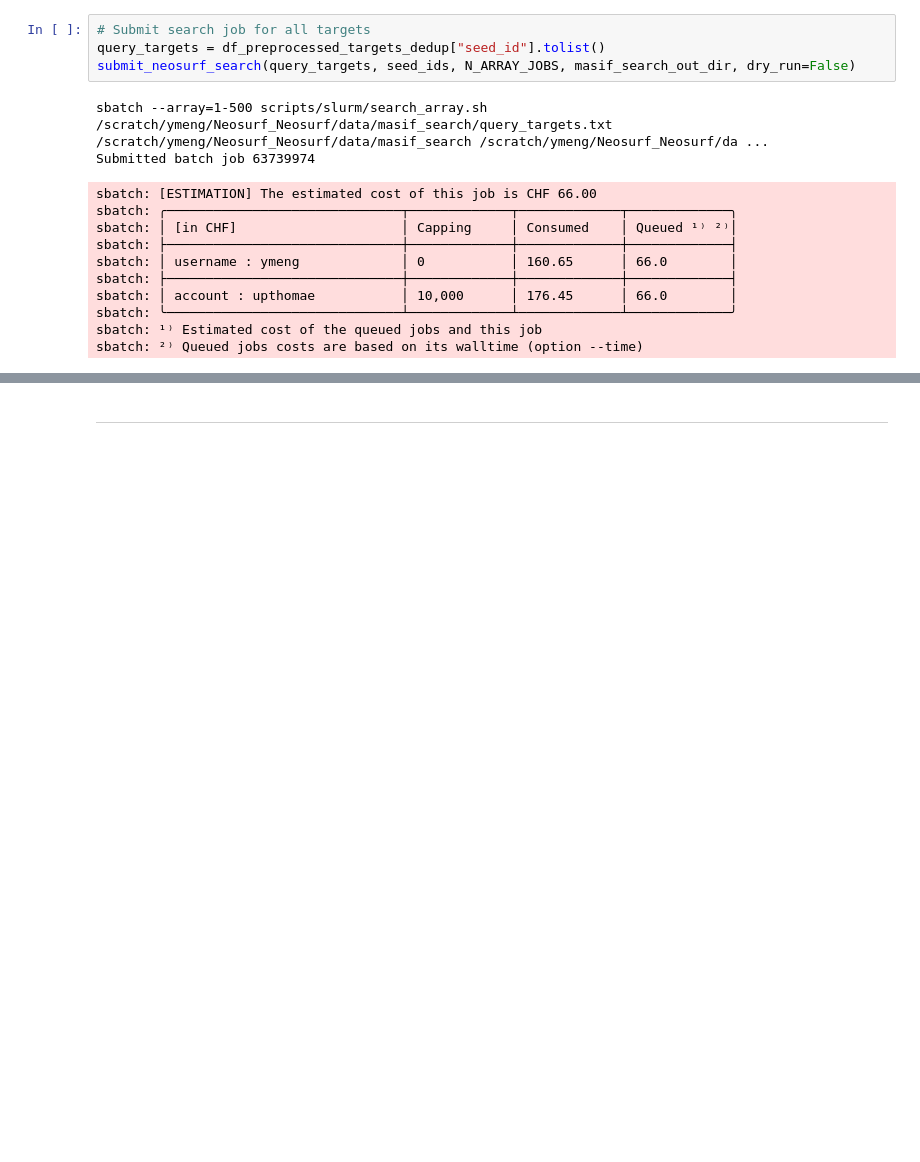
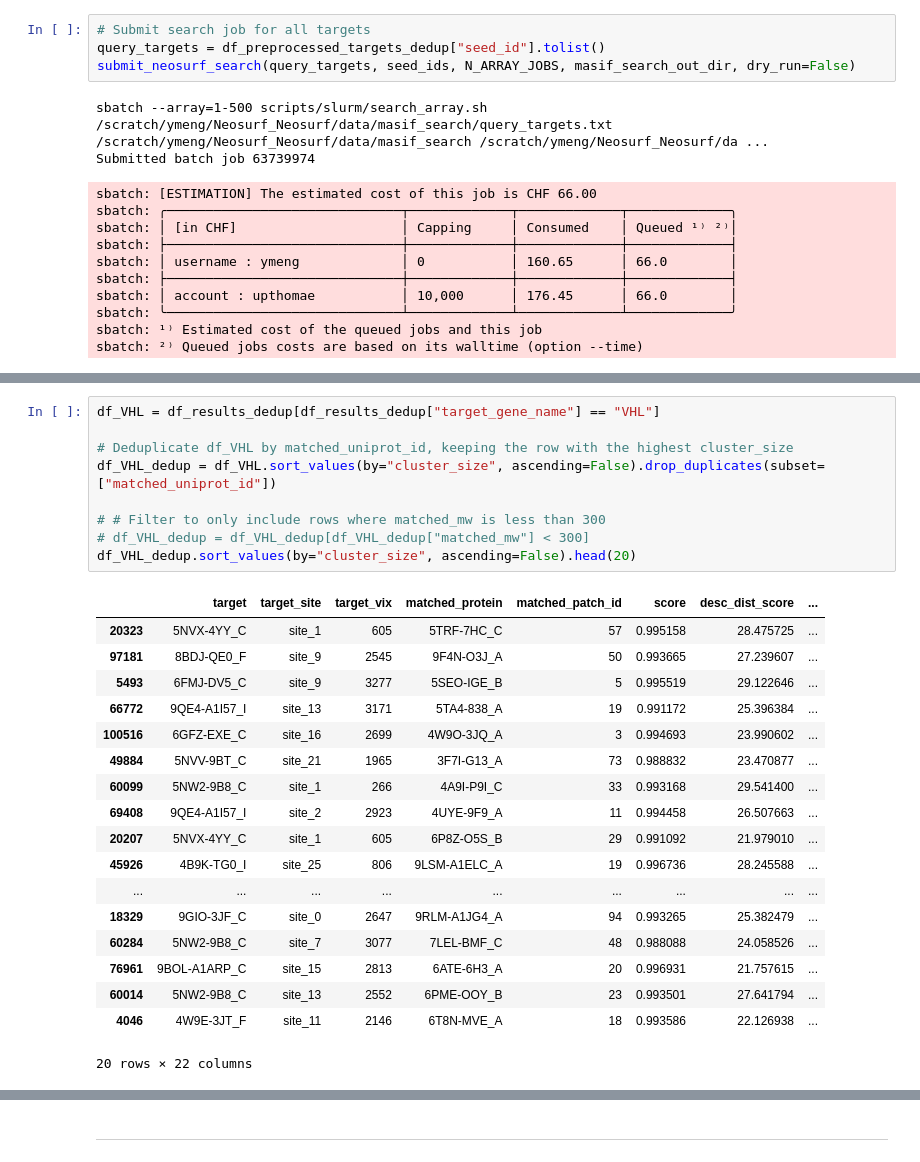
Before and after one commit to meng-yx/masif-neosurf-af2, a Jupyter notebook: notebooks/neosurf_neosurf.ipynb, the cells around one changed output, grey strips where cells are left out. Cells and saved outputs as stored; diff of their text form; blank space fills up the shorter version.

```diff
--- a/notebooks/neosurf_neosurf.ipynb
+++ b/notebooks/neosurf_neosurf.ipynb
@@ -400,0 +536,28 @@ sbatch: ²⁾ Queued jobs costs are based on its walltime (option --time)
+# %%
+df_VHL = df_results_dedup[df_results_dedup["target_gene_name"] == "VHL"]
+
+# Deduplicate df_VHL by matched_uniprot_id, keeping the row with the highest cluster_size
+df_VHL_dedup = df_VHL.sort_values(by="cluster_size", ascending=False).drop_duplicates(subset=["matched_uniprot_id"])
+
+# # Filter to only include rows where matched_mw is less than 300
+# df_VHL_dedup = df_VHL_dedup[df_VHL_dedup["matched_mw"] < 300]
+df_VHL_dedup.sort_values(by="cluster_size", ascending=False).head(20)
+# %% [output]
+|  | target | target_site | target_vix | matched_protein | matched_patch_id | score | desc_dist_score | ... |
+| 20323 | 5NVX-4YY_C | site_1 | 605 | 5TRF-7HC_C | 57 | 0.995158 | 28.475725 | ... |
+| 97181 | 8BDJ-QE0_F | site_9 | 2545 | 9F4N-O3J_A | 50 | 0.993665 | 27.239607 | ... |
+| 5493 | 6FMJ-DV5_C | site_9 | 3277 | 5SEO-IGE_B | 5 | 0.995519 | 29.122646 | ... |
+| 66772 | 9QE4-A1I57_I | site_13 | 3171 | 5TA4-838_A | 19 | 0.991172 | 25.396384 | ... |
+| 100516 | 6GFZ-EXE_C | site_16 | 2699 | 4W9O-3JQ_A | 3 | 0.994693 | 23.990602 | ... |
+| 49884 | 5NVV-9BT_C | site_21 | 1965 | 3F7I-G13_A | 73 | 0.988832 | 23.470877 | ... |
+| 60099 | 5NW2-9B8_C | site_1 | 266 | 4A9I-P9I_C | 33 | 0.993168 | 29.541400 | ... |
+| 69408 | 9QE4-A1I57_I | site_2 | 2923 | 4UYE-9F9_A | 11 | 0.994458 | 26.507663 | ... |
+| 20207 | 5NVX-4YY_C | site_1 | 605 | 6P8Z-O5S_B | 29 | 0.991092 | 21.979010 | ... |
+| 45926 | 4B9K-TG0_I | site_25 | 806 | 9LSM-A1ELC_A | 19 | 0.996736 | 28.245588 | ... |
+| ... | ... | ... | ... | ... | ... | ... | ... | ... |
+| 18329 | 9GIO-3JF_C | site_0 | 2647 | 9RLM-A1JG4_A | 94 | 0.993265 | 25.382479 | ... |
+| 60284 | 5NW2-9B8_C | site_7 | 3077 | 7LEL-BMF_C | 48 | 0.988088 | 24.058526 | ... |
+| 76961 | 9BOL-A1ARP_C | site_15 | 2813 | 6ATE-6H3_A | 20 | 0.996931 | 21.757615 | ... |
+| 60014 | 5NW2-9B8_C | site_13 | 2552 | 6PME-OOY_B | 23 | 0.993501 | 27.641794 | ... |
+| 4046 | 4W9E-3JT_F | site_11 | 2146 | 6T8N-MVE_A | 18 | 0.993586 | 22.126938 | ... |
+20 rows × 22 columns
```
Also changed, not shown: parts of 14 cells of this notebook.
